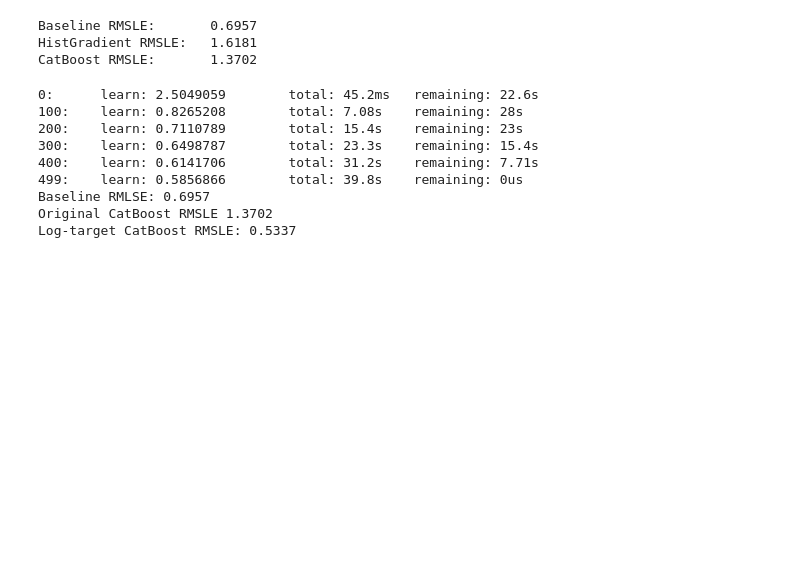
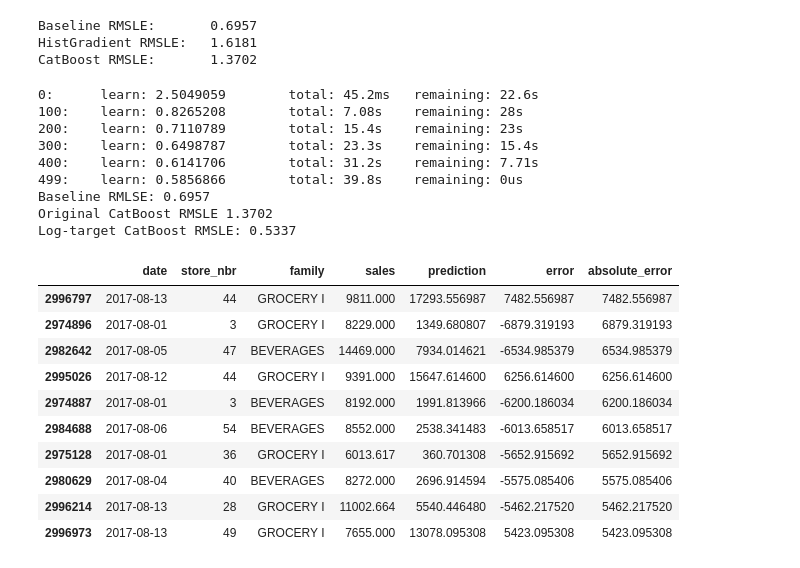
Before and after one commit to clia7/Data_Analytics_Journey, a Jupyter notebook: 06_Store_Sales_Case_Study/notebooks/03_Store_Sales_ML.ipynb, the cells around one changed output. Saved outputs shown, nothing was run; the diff lists cells and outputs as text; code cells hidden in the pictures; blank space fills up the shorter version.

Commit message:
error analysis

```diff
--- a/06_Store_Sales_Case_Study/notebooks/03_Store_Sales_ML.ipynb
+++ b/06_Store_Sales_Case_Study/notebooks/03_Store_Sales_ML.ipynb
@@ -419,3 +419,34 @@ print(f'Log-target CatBoost RMSLE: {cat_log_rmsle:.4}')
 Baseline RMLSE: 0.6957
 Original CatBoost RMSLE 1.3702
 Log-target CatBoost RMSLE: 0.5337
+# %%
+# Error analysis
+error_analysis = valid_data[
+    ['date', 'store_nbr', 'family', 'sales']
+].copy()
+
+error_analysis['prediction'] = cat_predictions_log
+
+error_analysis['error'] = (
+    error_analysis['prediction'] - error_analysis['sales']
+)
+
+error_analysis['absolute_error'] = (
+    error_analysis['error'].abs()
+)
+
+error_analysis.sort_values(
+    'absolute_error', ascending=False
+).head(10)
+# %% [output]
+|  | date | store_nbr | family | sales | prediction | error | absolute_error |
+| 2996797 | 2017-08-13 | 44 | GROCERY I | 9811.000 | 17293.556987 | 7482.556987 | 7482.556987 |
+| 2974896 | 2017-08-01 | 3 | GROCERY I | 8229.000 | 1349.680807 | -6879.319193 | 6879.319193 |
+| 2982642 | 2017-08-05 | 47 | BEVERAGES | 14469.000 | 7934.014621 | -6534.985379 | 6534.985379 |
+| 2995026 | 2017-08-12 | 44 | GROCERY I | 9391.000 | 15647.614600 | 6256.614600 | 6256.614600 |
+| 2974887 | 2017-08-01 | 3 | BEVERAGES | 8192.000 | 1991.813966 | -6200.186034 | 6200.186034 |
+| 2984688 | 2017-08-06 | 54 | BEVERAGES | 8552.000 | 2538.341483 | -6013.658517 | 6013.658517 |
+| 2975128 | 2017-08-01 | 36 | GROCERY I | 6013.617 | 360.701308 | -5652.915692 | 5652.915692 |
+| 2980629 | 2017-08-04 | 40 | BEVERAGES | 8272.000 | 2696.914594 | -5575.085406 | 5575.085406 |
+| 2996214 | 2017-08-13 | 28 | GROCERY I | 11002.664 | 5540.446480 | -5462.217520 | 5462.217520 |
+| 2996973 | 2017-08-13 | 49 | GROCERY I | 7655.000 | 13078.095308 | 5423.095308 | 5423.095308 |
```
